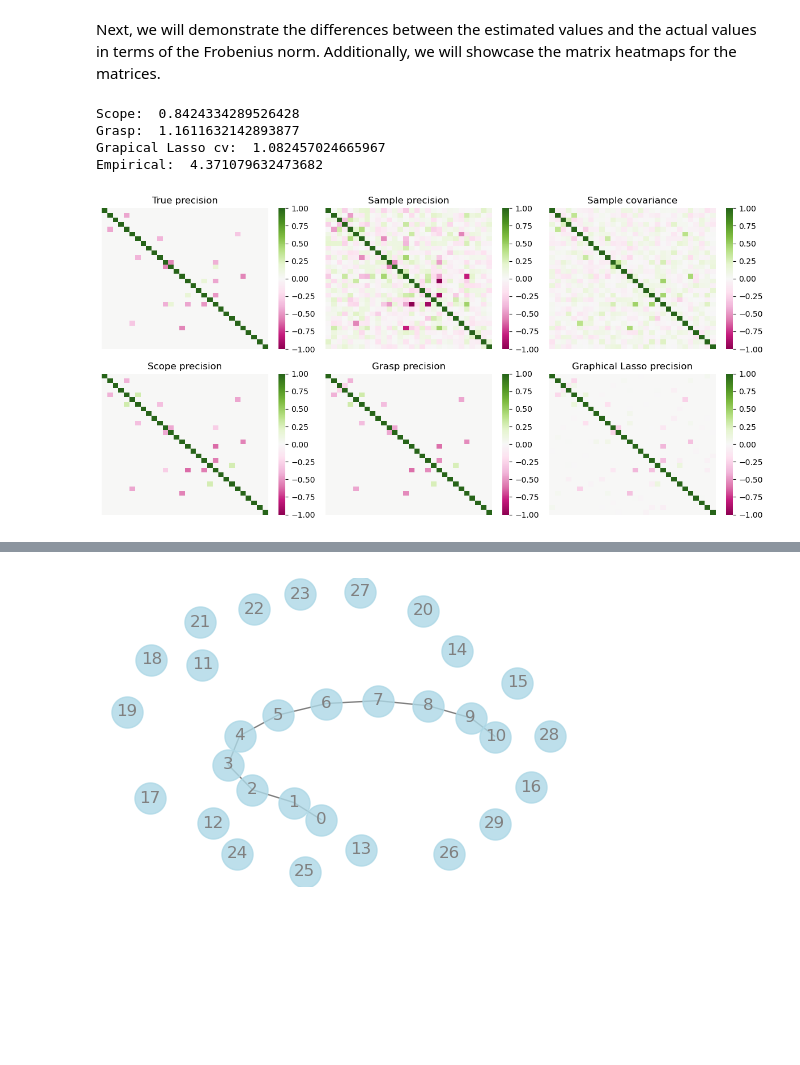
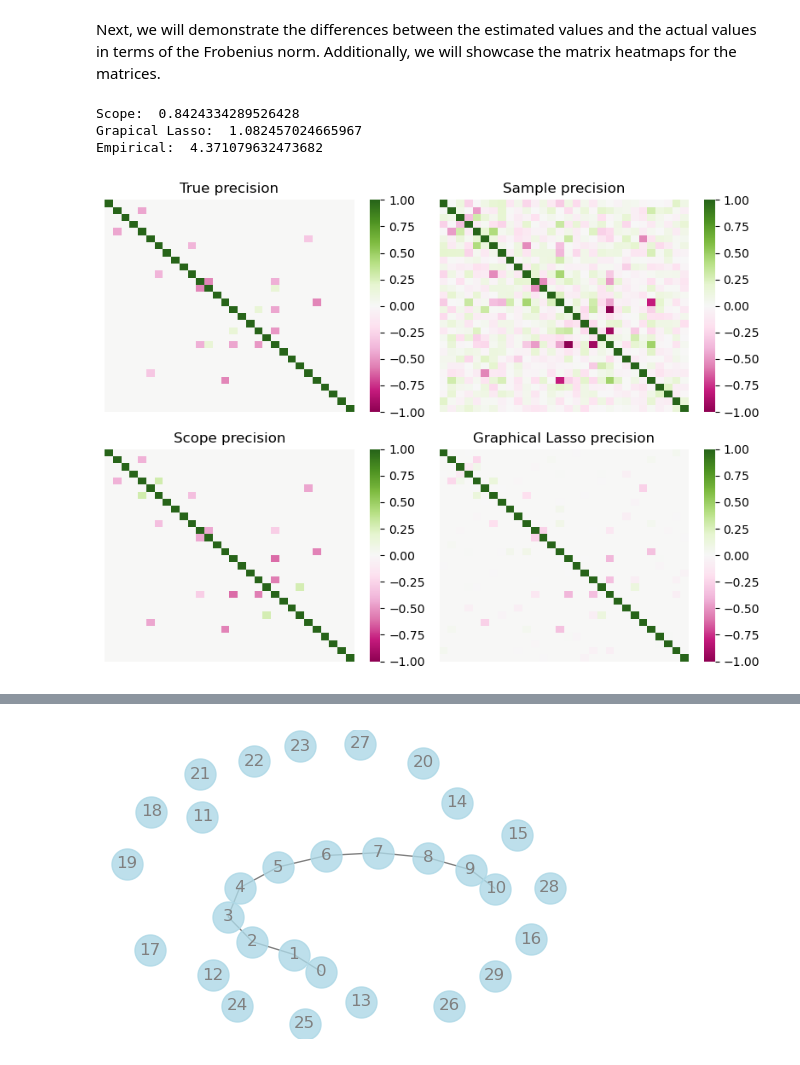
Before and after one commit to abess-team/skscope, a Jupyter notebook: docs/source/userguide/examples/Graphical Models/sparse-gaussian-precision-matrix.ipynb, the cells around one changed output, grey strips where cells are left out. Drawn from its saved outputs; the diff is of its cells as text; code cells hidden in the pictures; blank space fills up the shorter version.

Commit message:
Update user guide of Graphical models

```diff
--- a/docs/source/userguide/examples/Graphical Models/sparse-gaussian-precision-matrix.ipynb
+++ b/docs/source/userguide/examples/Graphical Models/sparse-gaussian-precision-matrix.ipynb
@@ -177,49 +161,37 @@ prec_glCV = glCV_model.precision_
 Next, we will demonstrate the differences between the estimated values and the actual values in terms of the Frobenius norm. Additionally, we will showcase the matrix heatmaps for the matrices.
 # %%
 print('Scope: ', np.linalg.norm(prec - prec_scope, ord='fro'))
-print('Grasp: ', np.linalg.norm(prec - prec_grasp, ord='fro'))
-print('Grapical Lasso cv: ', np.linalg.norm(prec - prec_glCV, ord='fro'))
+print('Grapical Lasso: ', np.linalg.norm(prec - prec_glCV, ord='fro'))
 print('Empirical: ', np.linalg.norm(prec - prec_sample, ord='fro'))
 # %% [output]
 Scope:  0.8424334289526428
-Grasp:  1.1611632142893877
-Grapical Lasso cv:  1.082457024665967
+Grapical Lasso:  1.082457024665967
 Empirical:  4.371079632473682
 # %%
-fig, axes = plt.subplots(2, 3, figsize=(12, 6))
+fig, axes = plt.subplots(2, 2, figsize=(8, 6))
 cmap = cm.PiYG
 
 sns.heatmap(prec, vmin=-1, vmax=1, cmap=cmap, ax=axes[0, 0])
 axes[0, 0].set_xticks([])
 axes[0, 0].set_yticks([])
 axes[0, 0].set_title('True precision')
 
 sns.heatmap(prec_sample, vmin=-1, vmax=1, cmap=cmap, ax=axes[0, 1])
 axes[0, 1].set_xticks([])
 axes[0, 1].set_yticks([])
 axes[0, 1].set_title('Sample precision')
 
-sns.heatmap(cov_sample, vmin=-1, vmax=1, cmap=cmap, ax=axes[0, 2])
-axes[0, 2].set_xticks([])
-axes[0, 2].set_yticks([])
-axes[0, 2].set_title('Sample covariance')
-
 sns.heatmap(prec_scope, vmin=-1, vmax=1, cmap=cmap, ax=axes[1, 0])
 axes[1, 0].set_xticks([])
 axes[1, 0].set_yticks([])
 axes[1, 0].set_title('Scope precision')
 
-sns.heatmap(prec_grasp, vmin=-1, vmax=1, cmap=cmap, ax=axes[1, 1])
+sns.heatmap(prec_glCV, vmin=-1, vmax=1, cmap=cmap, ax=axes[1, 1])
 axes[1, 1].set_xticks([])
 axes[1, 1].set_yticks([])
-axes[1, 1].set_title('Grasp precision')
-
-sns.heatmap(prec_glCV, vmin=-1, vmax=1, cmap=cmap, ax=axes[1, 2])
-axes[1, 2].set_xticks([])
-axes[1, 2].set_yticks([])
-axes[1, 2].set_title('Graphical Lasso precision')
+axes[1, 1].set_title('Graphical Lasso precision')
 
 plt.tight_layout()
 plt.show()
 # %% [output]
-[figure, old version]
+[figure, new version]
```
Also changed, not shown: parts of 19 cells of this notebook, 2 other files.
